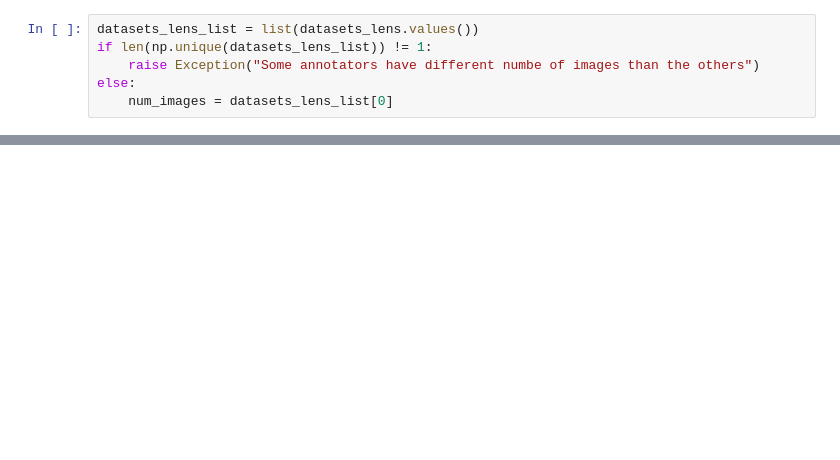
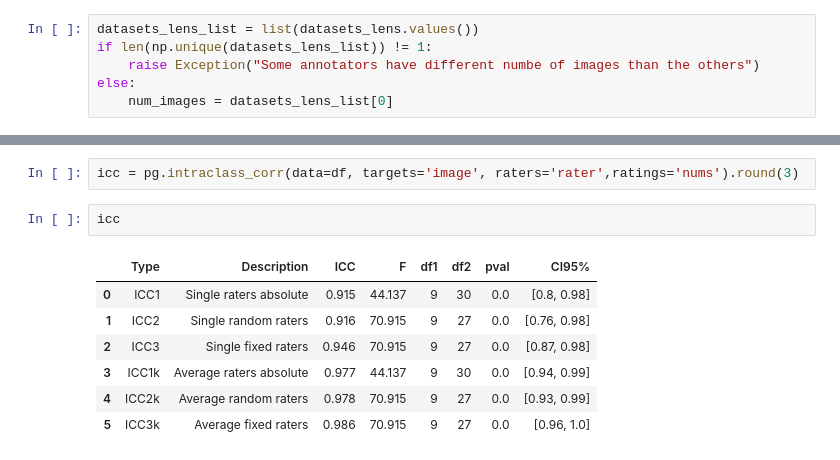
Before and after one commit to ispras/endometrium-dataset-analysis, a Jupyter notebook: notebooks/agreement.ipynb, the cells around one changed output, grey strips where cells are left out. Drawn from its saved outputs; the diff is of its cells as text; blank space fills up the shorter version.

```diff
--- a/notebooks/agreement.ipynb
+++ b/notebooks/agreement.ipynb
@@ -154,0 +149,12 @@ Stud4 -0.11869826937547034
+# %%
+icc = pg.intraclass_corr(data=df, targets='image', raters='rater',ratings='nums').round(3)
+# %%
+icc
+# %% [output]
+|  | Type | Description | ICC | F | df1 | df2 | pval | CI95% |
+| 0 | ICC1 | Single raters absolute | 0.915 | 44.137 | 9 | 30 | 0.0 | [0.8, 0.98] |
+| 1 | ICC2 | Single random raters | 0.916 | 70.915 | 9 | 27 | 0.0 | [0.76, 0.98] |
+| 2 | ICC3 | Single fixed raters | 0.946 | 70.915 | 9 | 27 | 0.0 | [0.87, 0.98] |
+| 3 | ICC1k | Average raters absolute | 0.977 | 44.137 | 9 | 30 | 0.0 | [0.94, 0.99] |
+| 4 | ICC2k | Average random raters | 0.978 | 70.915 | 9 | 27 | 0.0 | [0.93, 0.99] |
+| 5 | ICC3k | Average fixed raters | 0.986 | 70.915 | 9 | 27 | 0.0 | [0.96, 1.0] |
```
Also changed, not shown: parts of 37 cells of this notebook, 1 other file.
